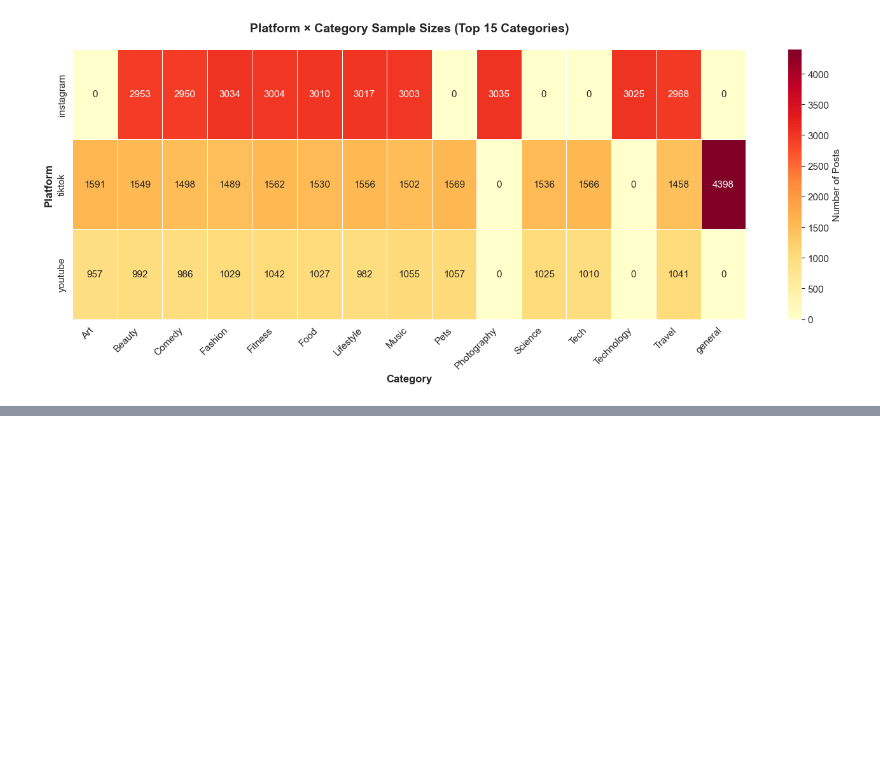
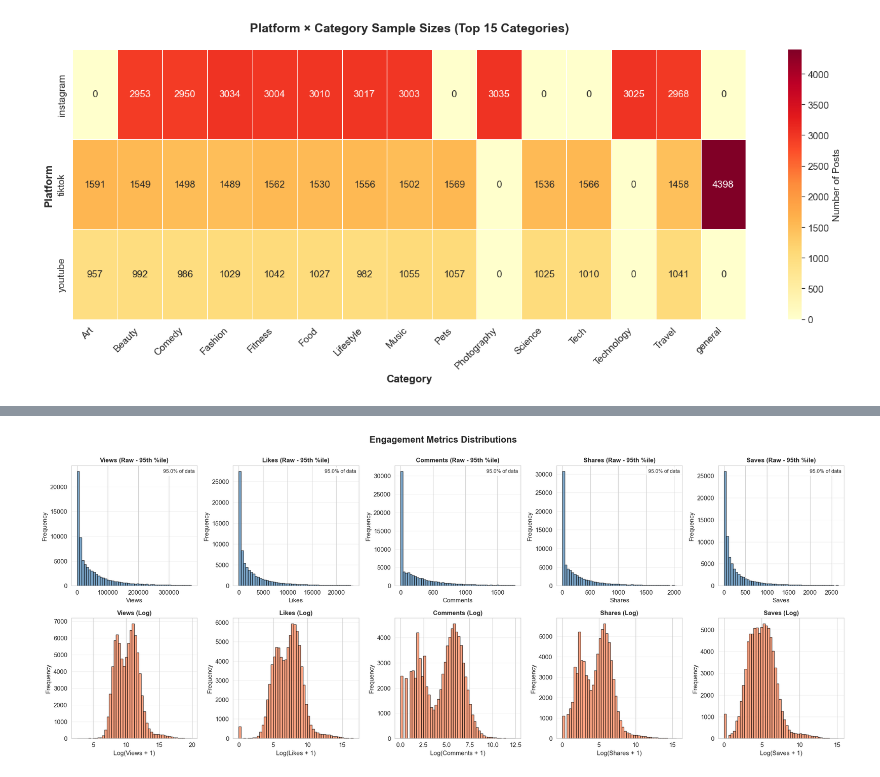
Before and after one commit to sade-oc/creator-compass, a Jupyter notebook: notebooks/eda/engagement_EDA.ipynb, the cells around one changed output, grey strips where cells are left out. Cells and saved outputs as stored; diff of their text form; code cells hidden in the pictures; blank space fills up the shorter version.

```diff
--- a/notebooks/eda/engagement_EDA.ipynb
+++ b/notebooks/eda/engagement_EDA.ipynb
@@ -293,0 +504,46 @@ plt.show()
+# %%
+# Visualize distributions - Engagement Metrics (views, likes, comments, shares, saves)
+engagement_metrics = ['views', 'likes', 'comments', 'shares', 'saves']
+available_engagement = [f for f in engagement_metrics if f in available_features]
+
+if available_engagement:
+    n_metrics = len(available_engagement)
+    fig, axes = plt.subplots(2, n_metrics, figsize=(4*n_metrics, 8))
+
+    if n_metrics == 1:
+        axes = axes.reshape(-1, 1)
+
+    for idx, feature in enumerate(available_engagement):
+        # Raw distribution - limit to 95th percentile for better visualization
+        p95 = df[feature].quantile(0.95)
+        data_within_p95 = df[feature][df[feature] <= p95].dropna()
+
+        axes[0, idx].hist(data_within_p95, bins=50, edgecolor='black',
+                         color='steelblue', alpha=0.7)
+        axes[0, idx].set_title(f'{feature.title()} (Raw - 95th %ile)', fontsize=11, fontweight='bold')
+        axes[0, idx].set_xlabel(feature.title())
+        axes[0, idx].set_ylabel('Frequency')
+        axes[0, idx].grid(axis='y', alpha=0.3)
+
+        # Add text showing data coverage
+        pct_shown = (len(data_within_p95) / len(df[feature].dropna())) * 100
+        axes[0, idx].text(0.98, 0.97, f'{pct_shown:.1f}% of data',
+                         transform=axes[0, idx].transAxes,
+                         ha='right', va='top', fontsize=9,
+                         bbox=dict(boxstyle='round', facecolor='white', alpha=0.8))
+
+        # Log-transformed distribution
+        axes[1, idx].hist(np.log1p(df[feature].dropna()), bins=50, edgecolor='black',
+                         color='coral', alpha=0.7)
+        axes[1, idx].set_title(f'{feature.title()} (Log)', fontsize=11, fontweight='bold')
+        axes[1, idx].set_xlabel(f'Log({feature.title()} + 1)')
+        axes[1, idx].set_ylabel('Frequency')
+        axes[1, idx].grid(axis='y', alpha=0.3)
+
+    plt.suptitle('Engagement Metrics Distributions', fontsize=16, fontweight='bold', y=1.00)
+    plt.tight_layout()
+    plt.show()
+else:
+    print("No engagement metrics found in dataset")
+# %% [output]
+[figure, added]
```
Also changed, not shown: parts of 42 cells of this notebook.
